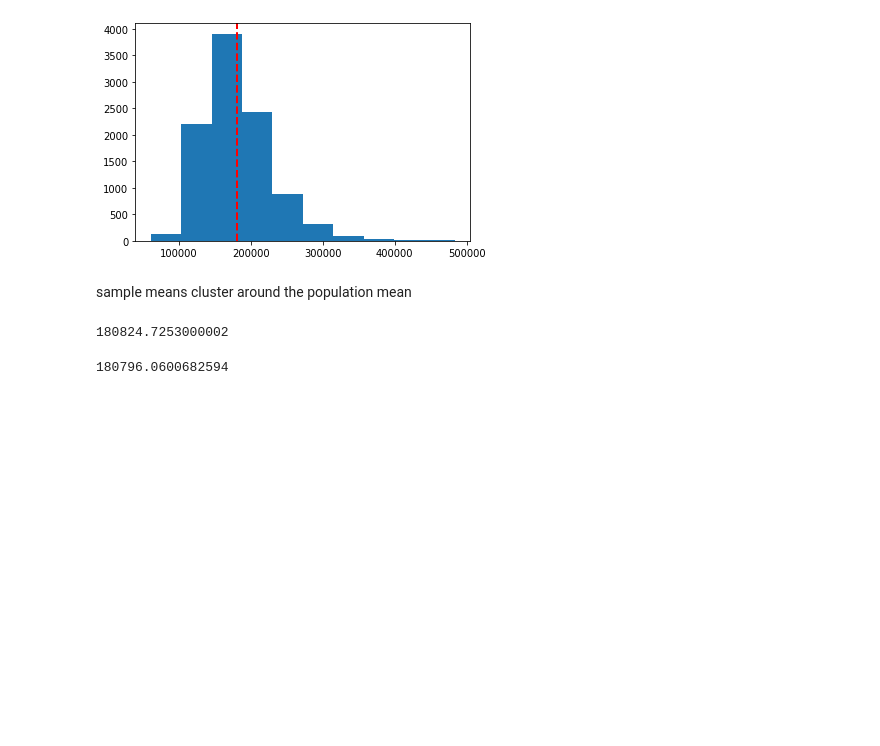
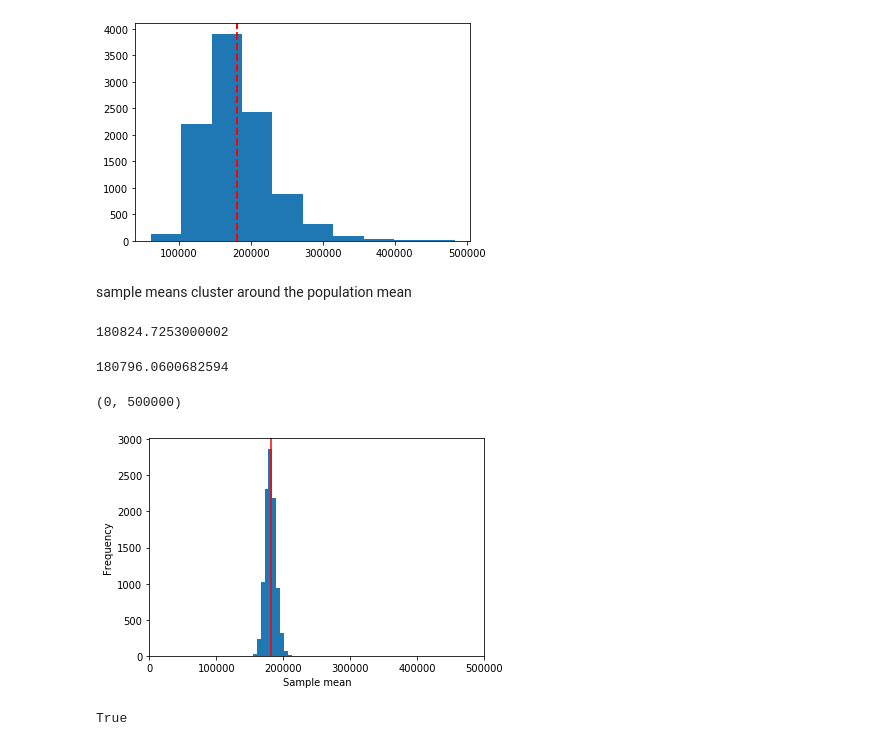
Before and after one commit to dnlsyfq/py_mean-variability, a Jupyter notebook: Chap1.ipynb, the cells around one changed output. Saved outputs shown, nothing was run; the diff lists cells and outputs as text; code cells hidden in the pictures; blank space fills up the shorter version.

```diff
--- a/Chap1.ipynb
+++ b/Chap1.ipynb
@@ -185,2 +185,16 @@ df['SalePrice'].mean()
 # %% [output]
 180796.0600682594
+# %%
+samp_means = []
+for i in range(10000):
+    sample = df['SalePrice'].sample(100,random_state=i)
+    samp_means.append(sample.mean())
+# %%
+plt.hist(samp_means)
+plt.axvline(df['SalePrice'].mean(),c='red')
+plt.xlabel('Sample mean')
+plt.ylabel('Frequency')
+plt.xlim(0,500000)
+# %% [output]
+(0, 500000)
+[figure, added]
@@ -186,0 +217,4 @@ df['SalePrice'].mean()
+# %%
+unbiased
+# %% [output]
+True
```
Also changed, not shown: parts of 3 cells of this notebook.
